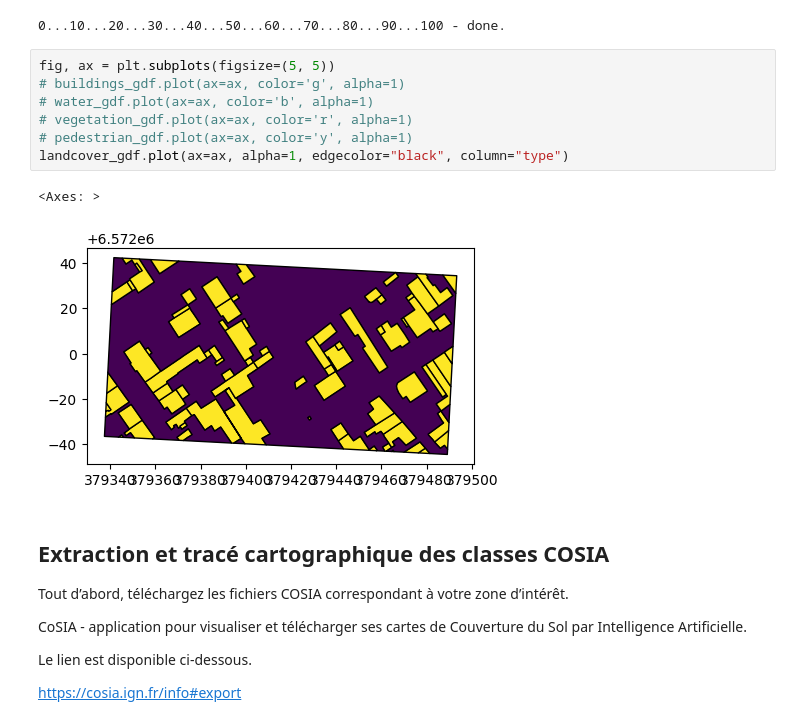
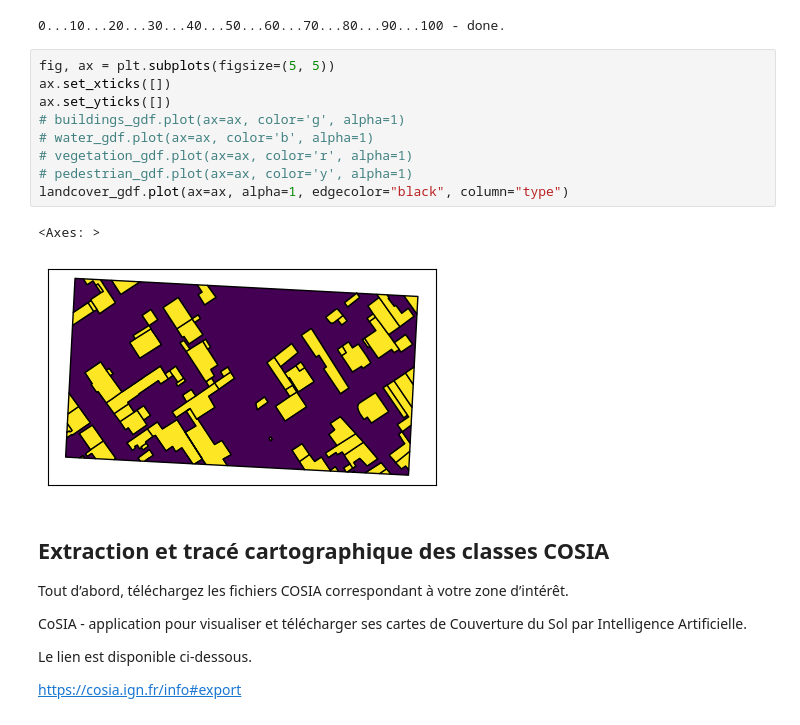
Before and after one commit to rupeelab17/pymdu, a Jupyter notebook: Demo_PyMDU_Atelier.ipynb, the cells around one changed output. Drawn from its saved outputs; the diff is of its cells as text.

```diff
--- a/Demo_PyMDU_Atelier.ipynb
+++ b/Demo_PyMDU_Atelier.ipynb
@@ -159,14 +161,16 @@ ERROR 1: _TIFFVSetField:/var/folders/zh/f2j36cz90lzfcn8r42snc4nc0000gr/T/img.tif
 0...10...20...30...40...50...60...70...80...90...100 - done.
 # %%
 fig, ax = plt.subplots(figsize=(5, 5))
+ax.set_xticks([])
+ax.set_yticks([])
 # buildings_gdf.plot(ax=ax, color='g', alpha=1)
 # water_gdf.plot(ax=ax, color='b', alpha=1)
 # vegetation_gdf.plot(ax=ax, color='r', alpha=1)
 # pedestrian_gdf.plot(ax=ax, color='y', alpha=1)
 landcover_gdf.plot(ax=ax, alpha=1, edgecolor="black", column="type")
 # %% [output]
 <Axes: >
-[figure, old version]
+[figure, new version]
 # %% [markdown]
 ## Extraction et tracé cartographique des classes COSIA
 
```
Also changed, not shown: parts of 5 cells of this notebook.
